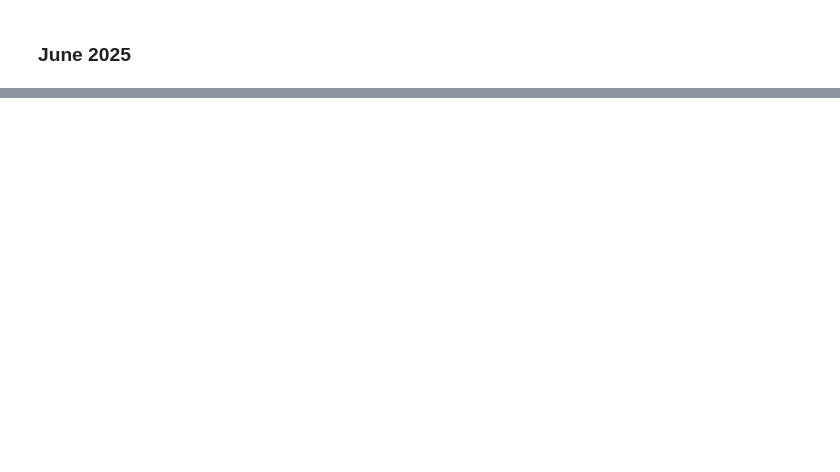
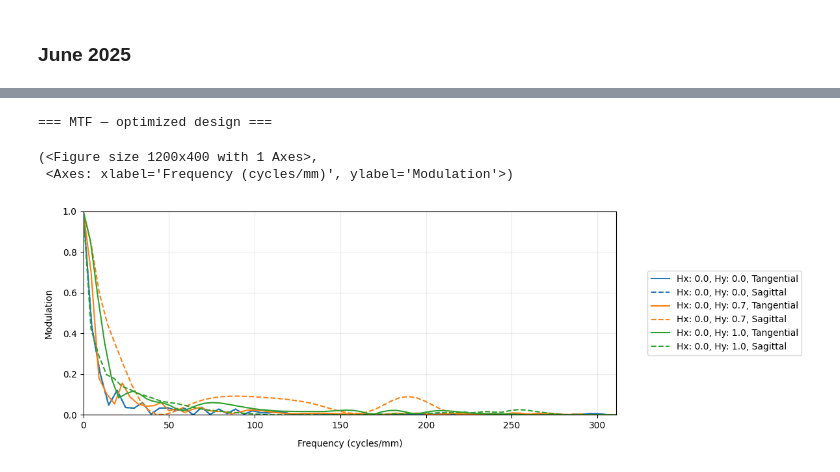
Before and after one commit to optiland/optiland, a Jupyter notebook: docs/examples/Tutorial_3g_Cooke_Triplet_Case_Study.ipynb, the cells around one changed output, grey strips where cells are left out. Drawn from its saved outputs; the diff is of its cells as text; code cells hidden in the pictures; blank space fills up the shorter version.

```diff
--- a/docs/examples/Tutorial_3g_Cooke_Triplet_Case_Study.ipynb
+++ b/docs/examples/Tutorial_3g_Cooke_Triplet_Case_Study.ipynb
@@ -235,0 +63,39 @@ Next steps to explore:
+# %%
+lens = optic.Optic()
+
+# Object at infinity
+lens.surfaces.add(index=0, thickness=np.inf)
+
+# Element 1 - positive crown (N-SK16)
+# Thin-lens power ≈ 0.62 × (1/44 + 1/300) ≈ 0.0162 mm⁻¹
+lens.surfaces.add(index=1, thickness=7.0,  radius=44.0,   material='N-SK16')
+lens.surfaces.add(index=2, thickness=2.5,  radius=-300.0)
+
+# Element 2 - negative flint (N-SF5), aperture stop on rear surface
+# Thin-lens power ≈ 0.673 × (−1/60 − 1/60) ≈ −0.0224 mm⁻¹
+lens.surfaces.add(index=3, thickness=2.5,  radius=-60.0,  material='N-SF5')
+lens.surfaces.add(index=4, thickness=2.5,  radius=60.0,   is_stop=True)
+
+# Element 3 - positive crown (N-SK16)  [symmetric to element 1]
+lens.surfaces.add(index=5, thickness=7.0,  radius=300.0,  material='N-SK16')
+lens.surfaces.add(index=6, thickness=65.0, radius=-44.0)
+
+# Image plane
+lens.surfaces.add(index=7)
+
+# System aperture and field definition
+lens.set_aperture(aperture_type='EPD', value=18)
+lens.fields.set_type('angle')
+lens.fields.add(y=0.0)
+lens.fields.add(y=14.0)
+lens.fields.add(y=20.0)
+
+# Three-wavelength photopic coverage (F, d, C lines)
+lens.wavelengths.add(value=0.4861)
+lens.wavelengths.add(value=0.5876, is_primary=True)
+lens.wavelengths.add(value=0.6563)
+
+efl = float(lens.paraxial.f2())
+fno = float(lens.paraxial.FNO())
+print(f'Starting EFL : {efl:.1f} mm  (target 100 mm)')
+print(f'Starting F/# : {fno:.2f}')
@@ -235,0 +524,9 @@ Next steps to explore:
+# %%
+print('=== MTF — optimized design ===')
+mtf = FFTMTF(lens)
+mtf.view()
+# %% [output]
+=== MTF — optimized design ===
+(<Figure size 1200x400 with 1 Axes>,
+ <Axes: xlabel='Frequency (cycles/mm)', ylabel='Modulation'>)
+[figure, added]
```
Also changed, not shown: parts of 57 cells of this notebook, 29 other files.
